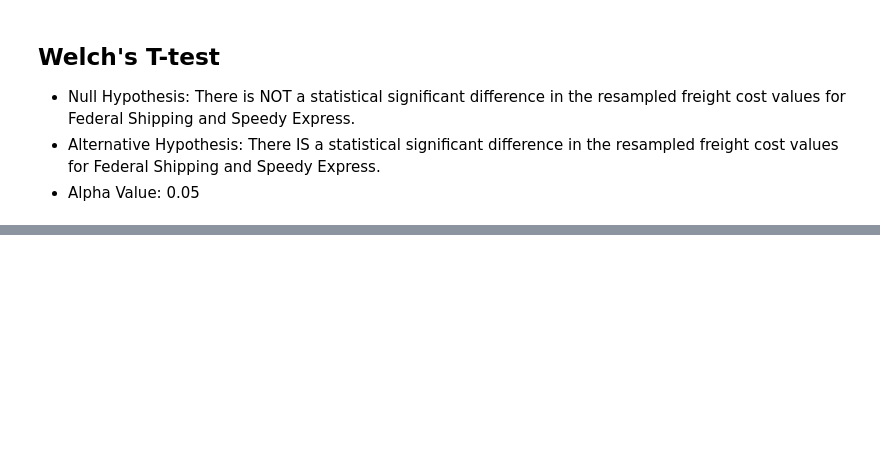
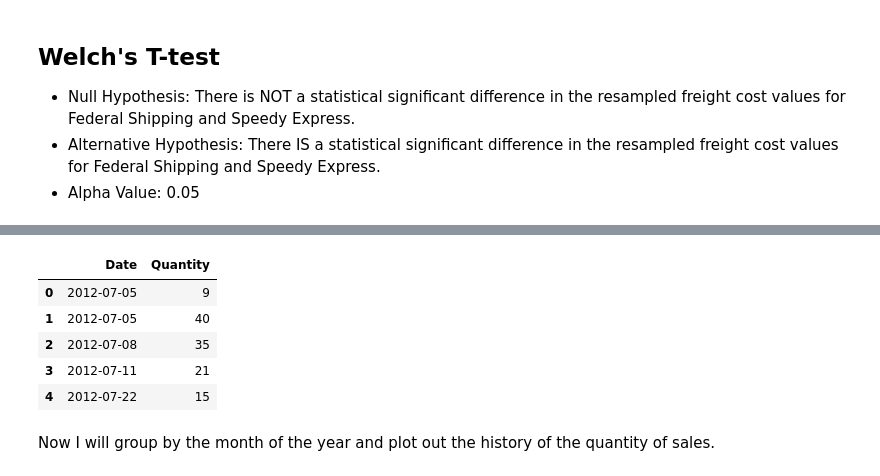
Before and after one commit to georgewillben/Northwind-Database-Statistical-Tests-Module-3-Project, a Jupyter notebook: Northwind_Statistical_Tests.ipynb, the cells around one changed output, grey strips where cells are left out. Saved outputs shown, nothing was run; the diff lists cells and outputs as text; code cells hidden in the pictures; blank space fills up the shorter version.

```diff
--- a/Northwind_Statistical_Tests.ipynb
+++ b/Northwind_Statistical_Tests.ipynb
@@ -391,0 +438,23 @@ The p-value for the test is below the alpha value of 0.05, so I will reject the
+# %%
+# query
+query = """
+SELECT o.OrderDate, od.Quantity
+FROM [Order] AS o
+JOIN Orderdetail AS od ON o.ID = od.OrderID
+JOIN product AS p ON od.ProductID = p.ID
+JOIN category AS c ON p.CategoryID = c.ID
+WHERE c.CategoryName = 'Produce'
+"""
+# construct dataframe
+df = pd.DataFrame(c.execute(query).fetchall(), columns=['Date', 'Quantity'])
+# preview
+df.head()
+# %% [output]
+|  | Date | Quantity |
+| 0 | 2012-07-05 | 9 |
+| 1 | 2012-07-05 | 40 |
+| 2 | 2012-07-08 | 35 |
+| 3 | 2012-07-11 | 21 |
+| 4 | 2012-07-22 | 15 |
+# %% [markdown]
+Now I will group by the month of the year and plot out the history of the quantity of sales.
```
Also changed, not shown: parts of 20 cells of this notebook.
